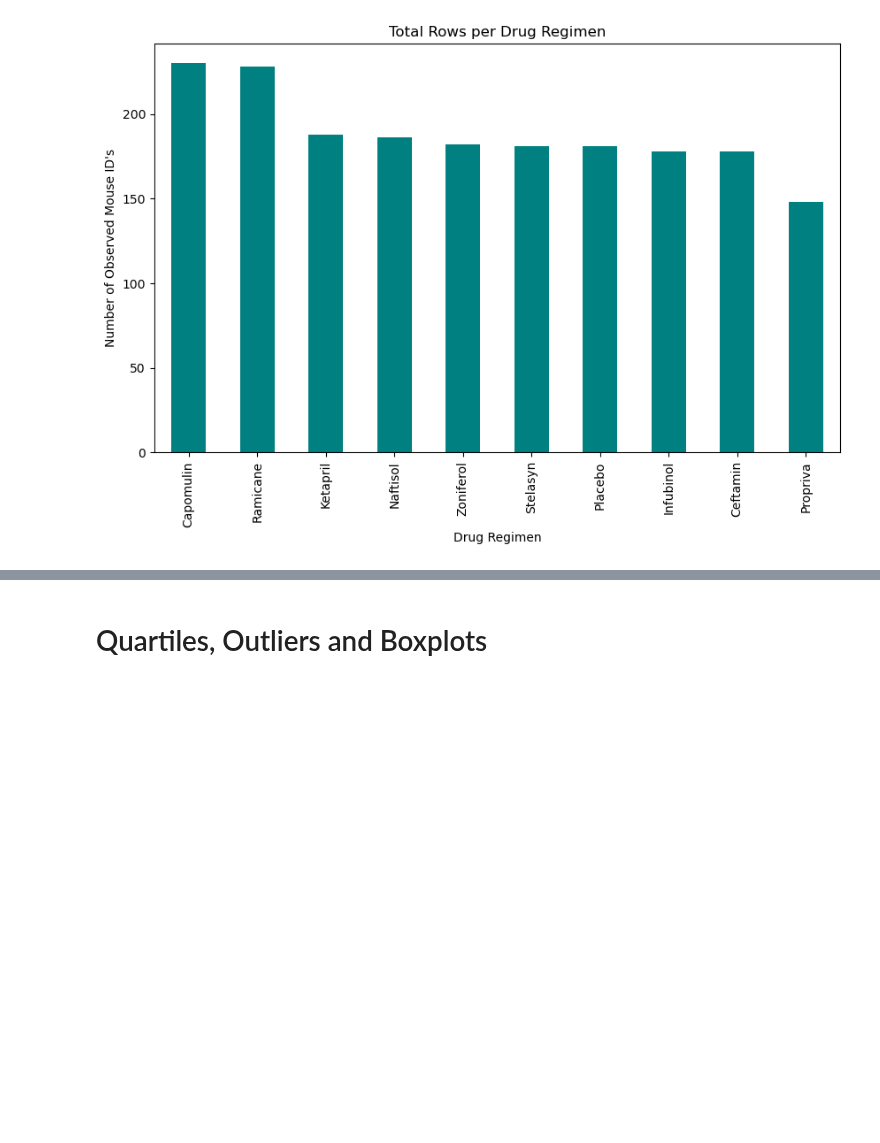
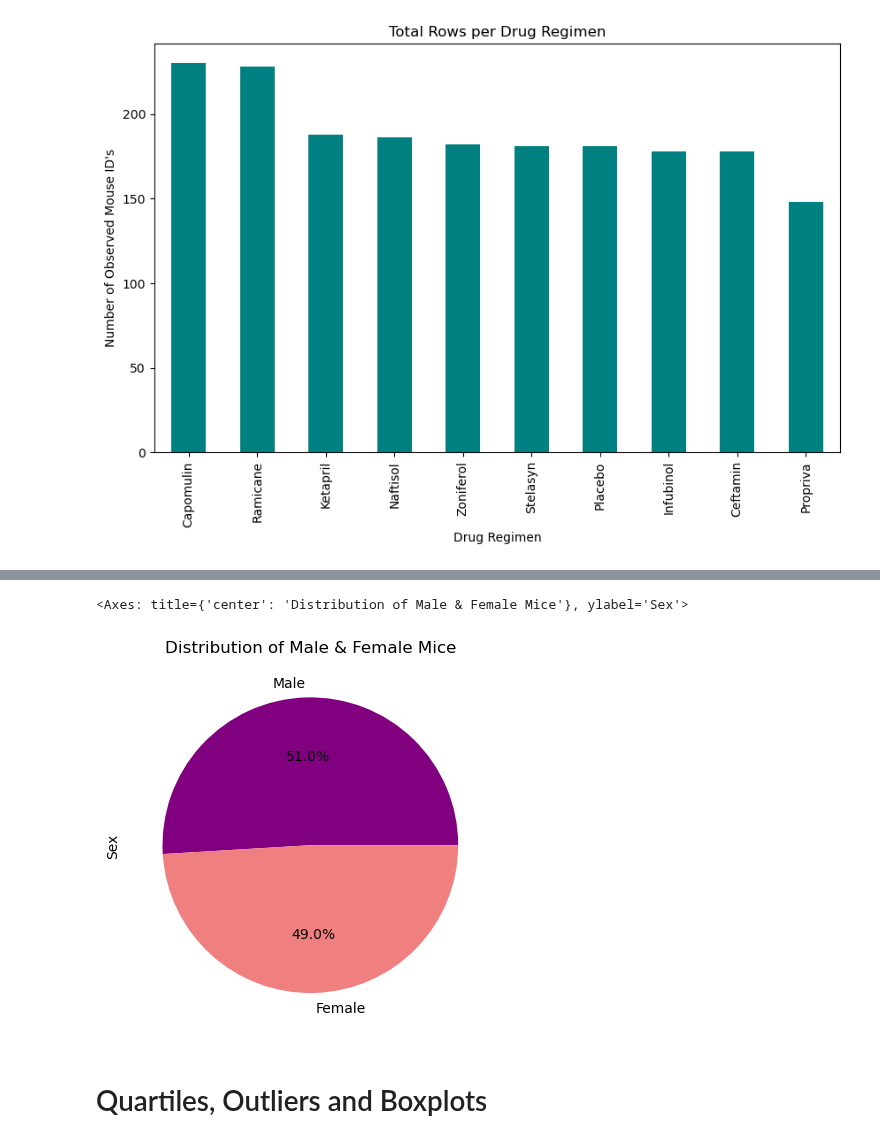
Before and after one commit to Data-Miner99/matplotlib-challenge, a Jupyter notebook: Pymaceuticals/pymaceuticals_code.ipynb, the cells around one changed output, grey strips where cells are left out. Saved outputs shown, nothing was run; the diff lists cells and outputs as text; code cells hidden in the pictures; blank space fills up the shorter version.

```diff
--- a/Pymaceuticals/pymaceuticals_code.ipynb
+++ b/Pymaceuticals/pymaceuticals_code.ipynb
@@ -175,5 +176,10 @@ TypeError: only length-1 arrays can be converted to Python scalars
 # %%
 # Generate a pie plot showing the distribution of female versus male mice using Pandas
+mouse_gender = clean_mouse_data["Sex"].value_counts()
+mouse_gender.plot(kind="pie", ylabel="Sex", colors=("purple", "lightcoral"), startangle=0, autopct="%1.1f%%", title="Distribution of Male & Female Mice")
+# %% [output]
+<Axes: title={'center': 'Distribution of Male & Female Mice'}, ylabel='Sex'>
+[figure, added]
 # %%
 # Generate a pie plot showing the distribution of female versus male mice using pyplot
 # %% [markdown]
```
Also changed, not shown: parts of 1 cell of this notebook.
